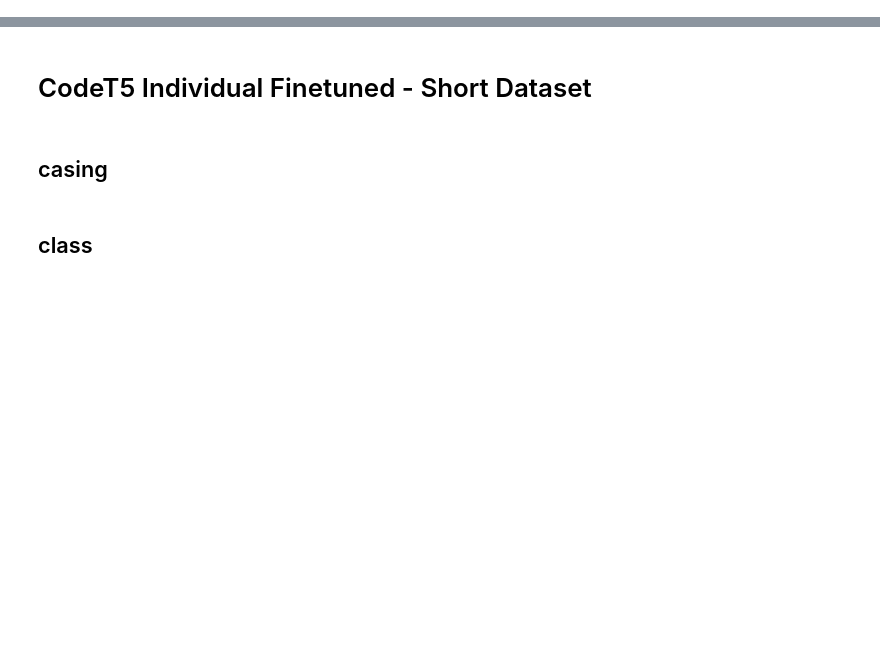
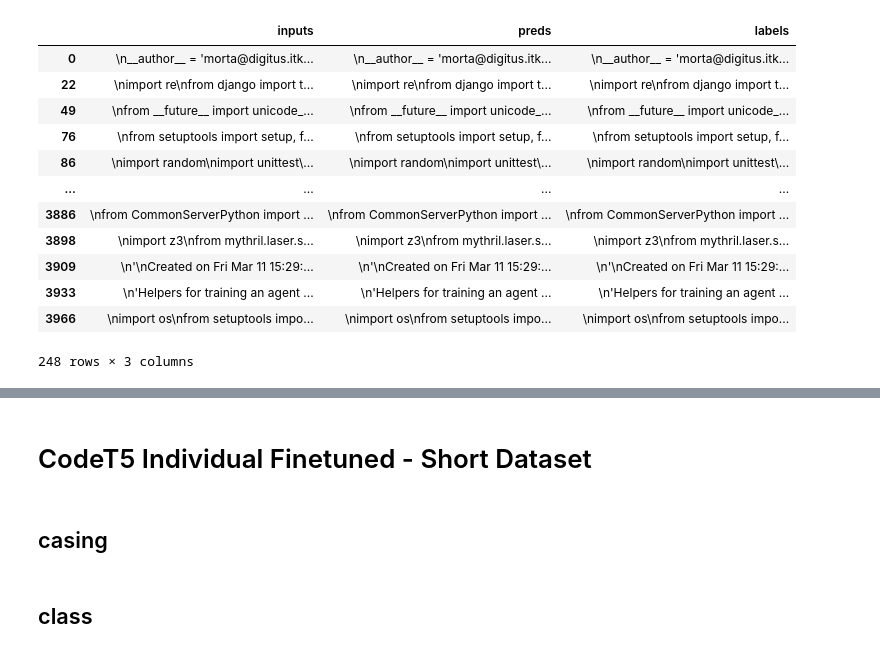
Before and after one commit to tradejack/code-style-probing, a Jupyter notebook: seq2seq_eval.ipynb, the cells around one changed output, grey strips where cells are left out. Drawn from its saved outputs; the diff is of its cells as text; code cells hidden in the pictures; blank space fills up the shorter version.

```diff
--- a/seq2seq_eval.ipynb
+++ b/seq2seq_eval.ipynb
@@ -307,0 +328,19 @@ def lookup_examples(report, score_upper_bound, score_lower_bound, metric="diff_b
+# %%
+codex_list_comp_df = pd.read_csv(f"{DATA_DIR}/codex_output.csv")
+codex_list_comp_df = exclude_same_io(codex_list_comp_df)
+# %%
+codex_list_comp_df
+# %% [output]
+|  | inputs | preds | labels |
+| 0 | \n__author__ = 'morta@digitus.itk... | \n__author__ = 'morta@digitus.itk... | \n__author__ = 'morta@digitus.itk... |
+| 22 | \nimport re\nfrom django import t... | \nimport re\nfrom django import t... | \nimport re\nfrom django import t... |
+| 49 | \nfrom __future__ import unicode_... | \nfrom __future__ import unicode_... | \nfrom __future__ import unicode_... |
+| 76 | \nfrom setuptools import setup, f... | \nfrom setuptools import setup, f... | \nfrom setuptools import setup, f... |
+| 86 | \nimport random\nimport unittest\... | \nimport random\nimport unittest\... | \nimport random\nimport unittest\... |
+| ... | ... | ... | ... |
+| 3886 | \nfrom CommonServerPython import ... | \nfrom CommonServerPython import ... | \nfrom CommonServerPython import ... |
+| 3898 | \nimport z3\nfrom mythril.laser.s... | \nimport z3\nfrom mythril.laser.s... | \nimport z3\nfrom mythril.laser.s... |
+| 3909 | \n'\nCreated on Fri Mar 11 15:29:... | \n'\nCreated on Fri Mar 11 15:29:... | \n'\nCreated on Fri Mar 11 15:29:... |
+| 3933 | \n'Helpers for training an agent ... | \n'Helpers for training an agent ... | \n'Helpers for training an agent ... |
+| 3966 | \nimport os\nfrom setuptools impo... | \nimport os\nfrom setuptools impo... | \nimport os\nfrom setuptools impo... |
+248 rows × 3 columns
```
Also changed, not shown: parts of 27 cells of this notebook, 8 other files.
